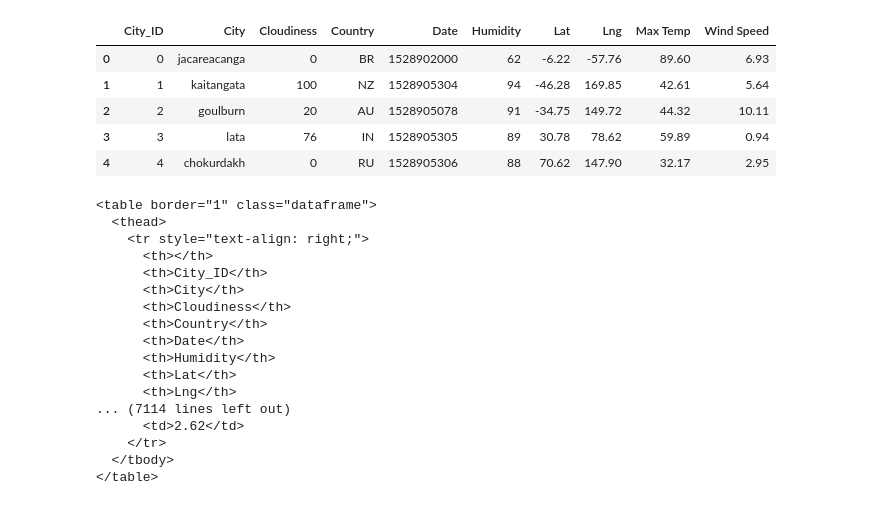
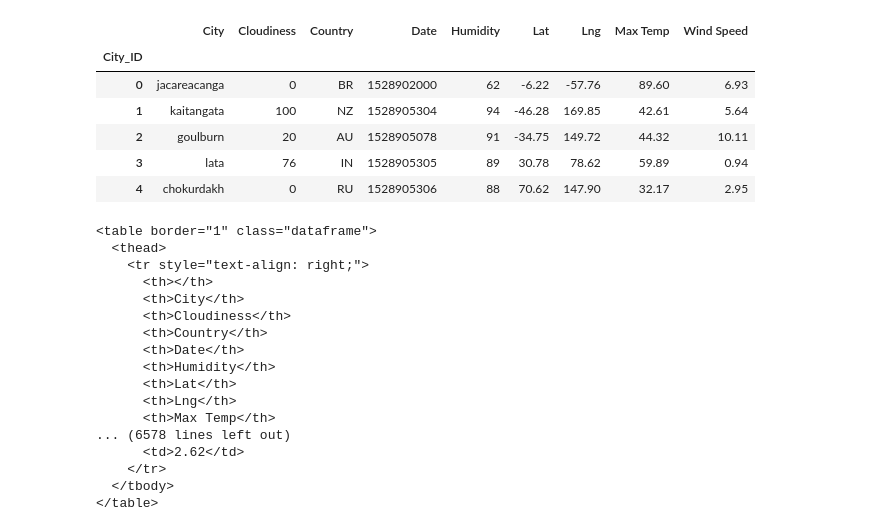
Before and after one commit to lmstevens/Web-Design-Challenge, a Jupyter notebook: Untitled.ipynb, the cells around one changed output. Drawn from its saved outputs; the diff is of its cells as text; code cells hidden in the pictures.

Commit message:
data page

```diff
--- a/Untitled.ipynb
+++ b/Untitled.ipynb
@@ -1,16 +1,17 @@
 # %%
 import pandas as pd
 
 data = pd.read_csv("cities.csv")
-
+data.set_index("City_ID",inplace=True)
 data.head()
 # %% [output]
-|  | City_ID | City | Cloudiness | Country | Date | Humidity | Lat | Lng | Max Temp | Wind Speed |
-| 0 | 0 | jacareacanga | 0 | BR | 1528902000 | 62 | -6.22 | -57.76 | 89.60 | 6.93 |
-| 1 | 1 | kaitangata | 100 | NZ | 1528905304 | 94 | -46.28 | 169.85 | 42.61 | 5.64 |
-| 2 | 2 | goulburn | 20 | AU | 1528905078 | 91 | -34.75 | 149.72 | 44.32 | 10.11 |
-| 3 | 3 | lata | 76 | IN | 1528905305 | 89 | 30.78 | 78.62 | 59.89 | 0.94 |
-| 4 | 4 | chokurdakh | 0 | RU | 1528905306 | 88 | 70.62 | 147.90 | 32.17 | 2.95 |
+|  | City | Cloudiness | Country | Date | Humidity | Lat | Lng | Max Temp | Wind Speed |
+| City_ID |  |  |  |  |  |  |  |  |  |
+| 0 | jacareacanga | 0 | BR | 1528902000 | 62 | -6.22 | -57.76 | 89.60 | 6.93 |
+| 1 | kaitangata | 100 | NZ | 1528905304 | 94 | -46.28 | 169.85 | 42.61 | 5.64 |
+| 2 | goulburn | 20 | AU | 1528905078 | 91 | -34.75 | 149.72 | 44.32 | 10.11 |
+| 3 | lata | 76 | IN | 1528905305 | 89 | 30.78 | 78.62 | 59.89 | 0.94 |
+| 4 | chokurdakh | 0 | RU | 1528905306 | 88 | 70.62 | 147.90 | 32.17 | 2.95 |
 # %%
 html = data.to_html()
 
@@ -20,7 +21,6 @@ print(html)
   <thead>
     <tr style="text-align: right;">
       <th></th>
-      <th>City_ID</th>
       <th>City</th>
       <th>Cloudiness</th>
       <th>Country</th>
@@ -28,7 +28,8 @@ print(html)
       <th>Humidity</th>
       <th>Lat</th>
       <th>Lng</th>
-... (7114 lines left out)
+      <th>Max Temp</th>
+... (6578 lines left out)
       <td>2.62</td>
     </tr>
   </tbody>
```
Also changed, not shown: 1 other file.
